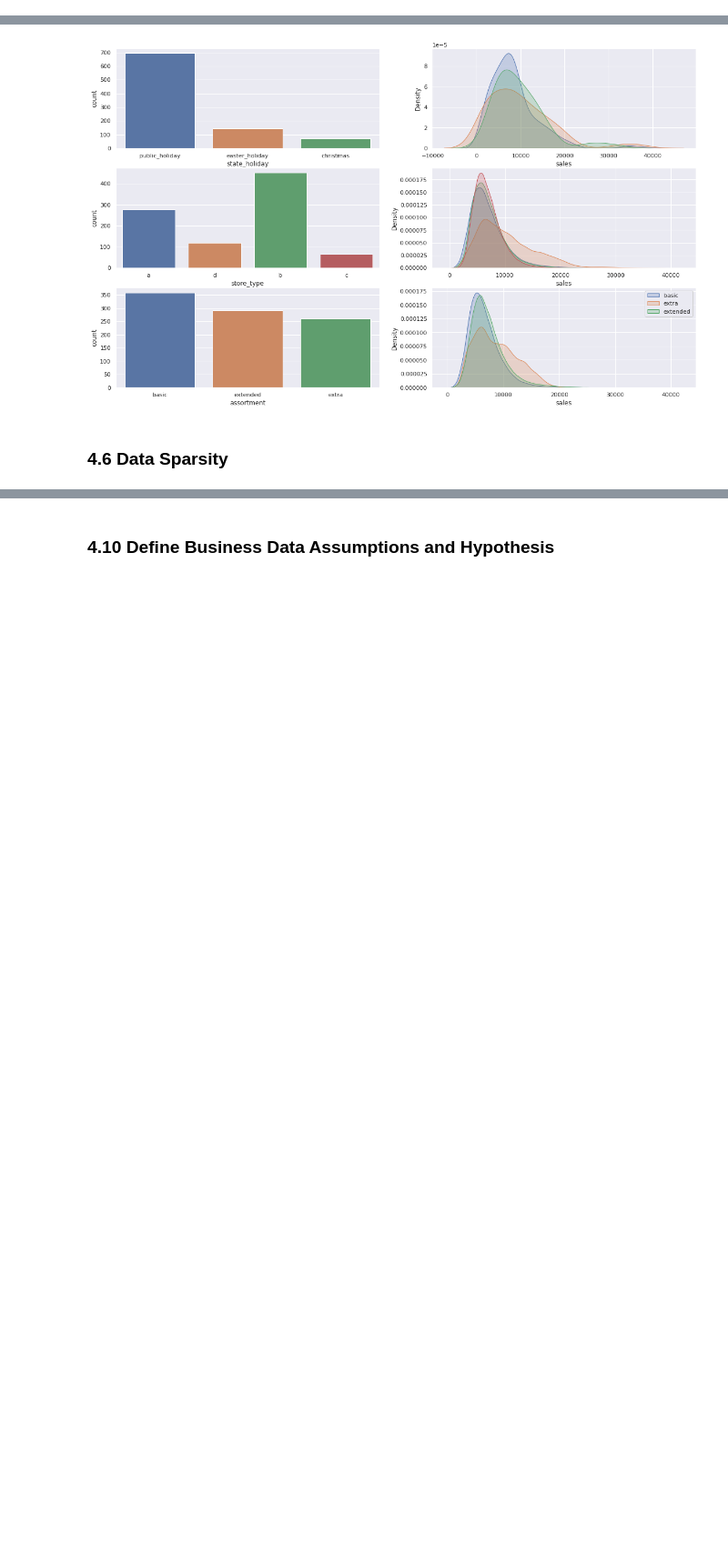
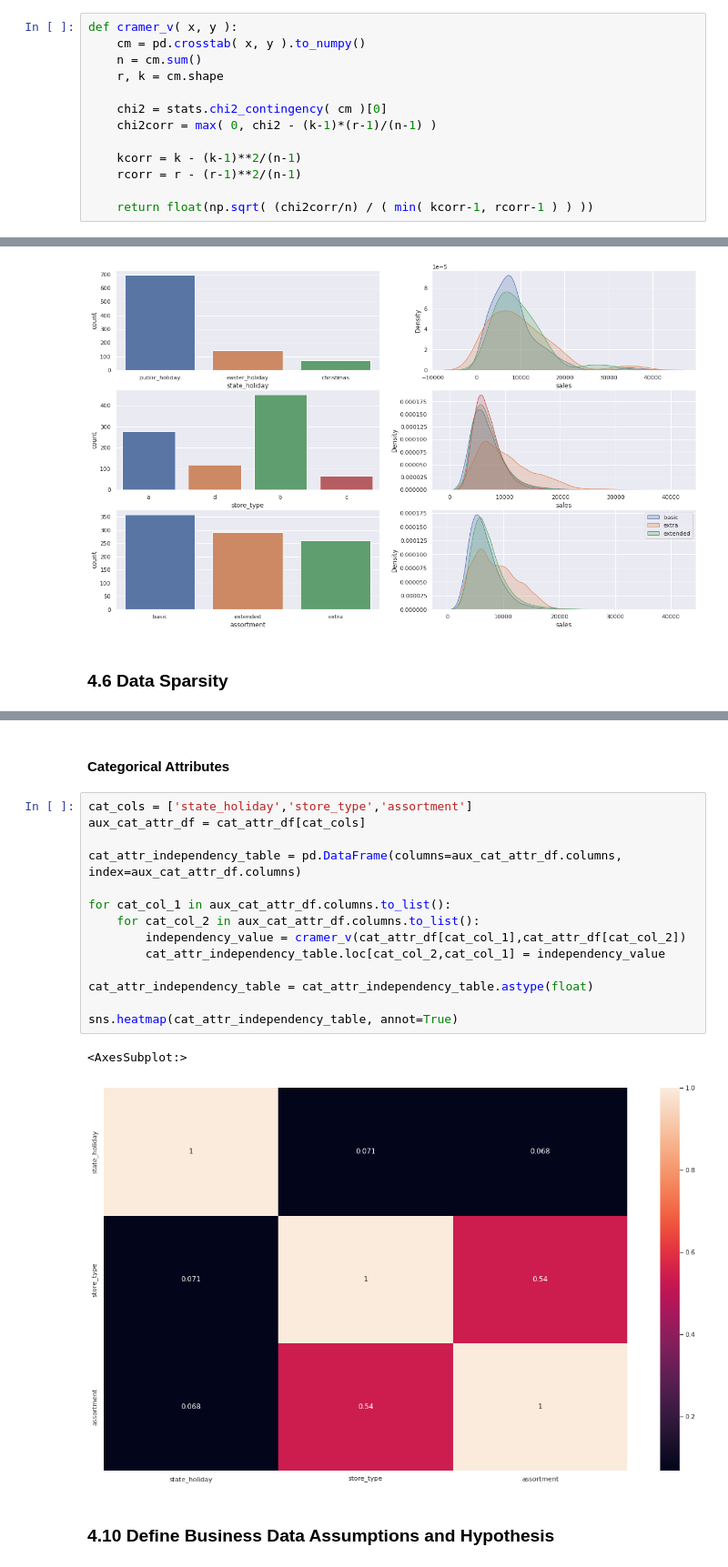
Before and after one commit to MikeMadeira/Rossmann-Store-Sales-Forecasting, a Jupyter notebook: notebooks/1.0-end-to-end-msm.ipynb, the cells around one changed output, grey strips where cells are left out. Shown at 91% size. Saved outputs shown, nothing was run; the diff lists cells and outputs as text; blank space fills up the shorter version.

```diff
--- a/notebooks/1.0-end-to-end-msm.ipynb
+++ b/notebooks/1.0-end-to-end-msm.ipynb
@@ -155,3 +159,16 @@ def select_num_attr(data: pd.DataFrame):
+# %%
+def cramer_v( x, y ):
+    cm = pd.crosstab( x, y ).to_numpy()
+    n = cm.sum()
+    r, k = cm.shape
+
+    chi2 = stats.chi2_contingency( cm )[0]
+    chi2corr = max( 0, chi2 - (k-1)*(r-1)/(n-1) )
+
+    kcorr = k - (k-1)**2/(n-1)
+    rcorr = r - (r-1)**2/(n-1)
+
+    return float(np.sqrt( (chi2corr/n) / ( min( kcorr-1, rcorr-1 ) ) ))
 # %% [markdown]
 ## 0. Data Collection
 # %% [markdown]
@@ -880,3 +903,22 @@ plt.legend()
+# %% [markdown]
+#### Categorical Attributes
+# %%
+cat_cols = ['state_holiday','store_type','assortment']
+aux_cat_attr_df = cat_attr_df[cat_cols]
+
+cat_attr_independency_table = pd.DataFrame(columns=aux_cat_attr_df.columns, index=aux_cat_attr_df.columns)
+
+for cat_col_1 in aux_cat_attr_df.columns.to_list():
+    for cat_col_2 in aux_cat_attr_df.columns.to_list():
+        independency_value = cramer_v(cat_attr_df[cat_col_1],cat_attr_df[cat_col_2])
+        cat_attr_independency_table.loc[cat_col_2,cat_col_1] = independency_value
+
+cat_attr_independency_table = cat_attr_independency_table.astype(float)
+
+sns.heatmap(cat_attr_independency_table, annot=True)
+# %% [output]
+<AxesSubplot:>
+[figure, added]
 # %% [markdown]
 ### 4.10 Define Business Data Assumptions and Hypothesis
 # %% [markdown]
```
Also changed, not shown: parts of 34 cells of this notebook.
